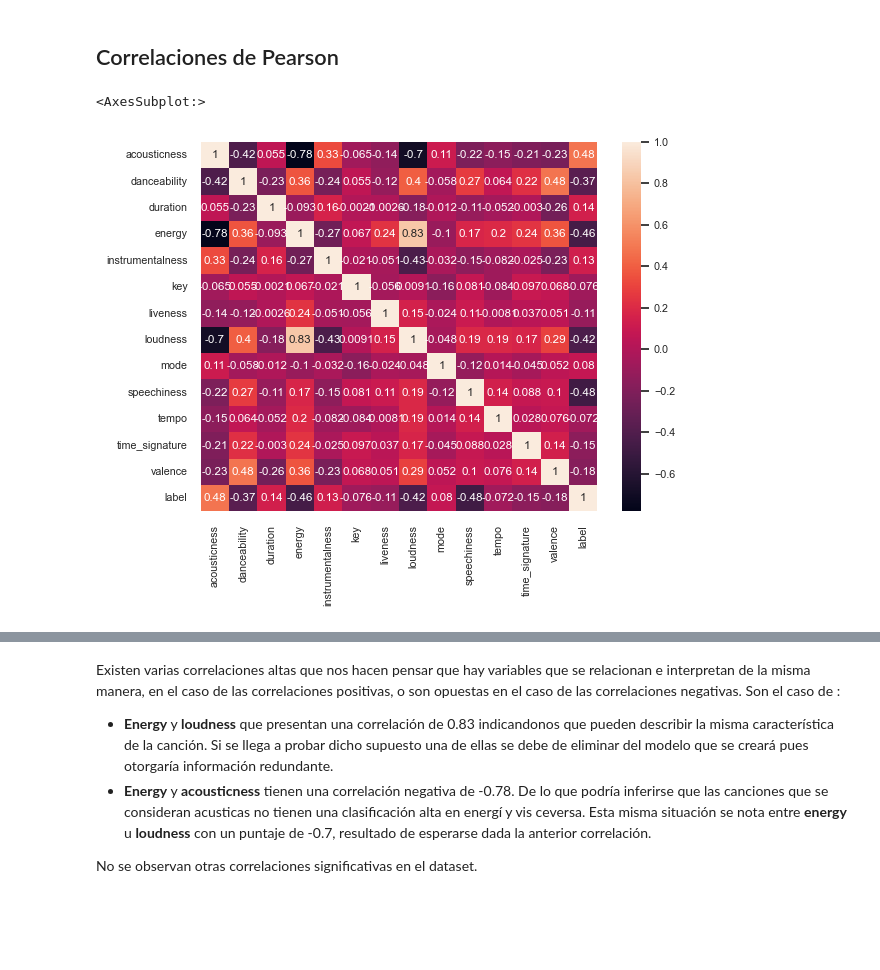
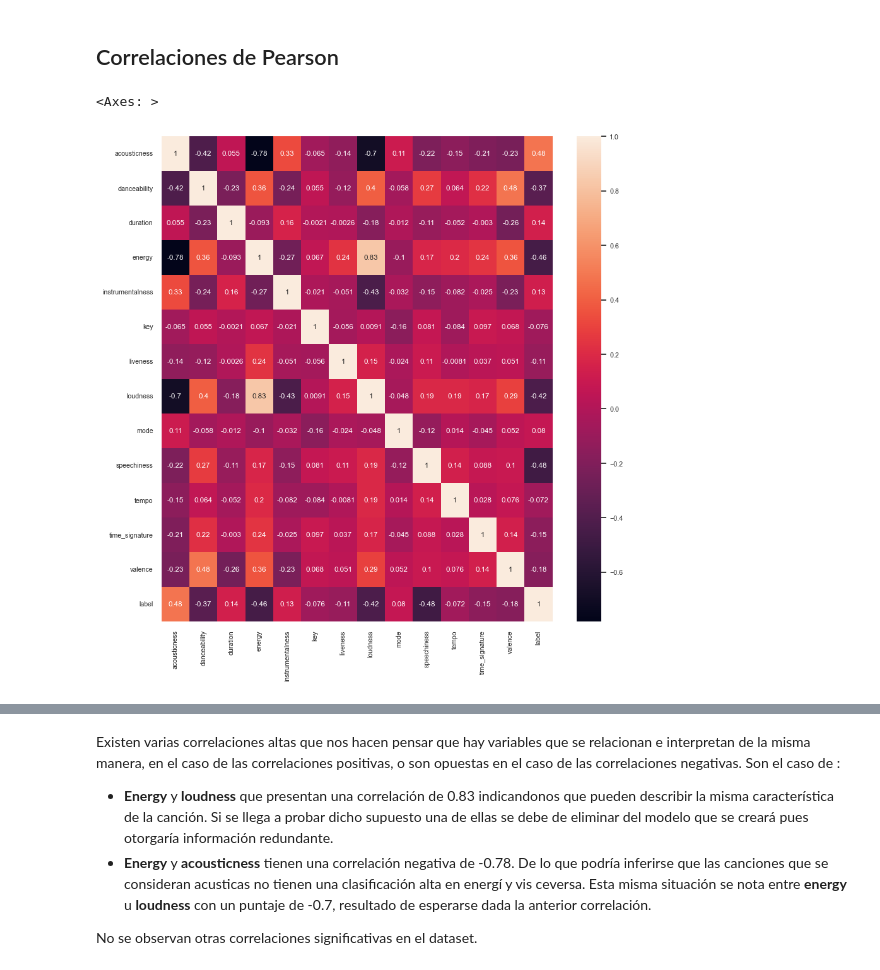
Before and after one commit to jorgeceferinovaldez/tp_final_analisis_datos, a Jupyter notebook: tp_grupal.ipynb, the cells around one changed output, grey strips where cells are left out. Saved outputs shown, nothing was run; the diff lists cells and outputs as text; code cells hidden in the pictures; blank space fills up the shorter version.

```diff
--- a/tp_grupal.ipynb
+++ b/tp_grupal.ipynb
@@ -270,8 +317,9 @@ La distribución de las variables según el label dado por el usuario revela alg
 ## Correlaciones de Pearson
 # %%
 # Graficamos la matriz de correlación de Pearson
+plt.figure(figsize=(10,10))
 sns.set(font_scale=0.7)
 sns.heatmap(df.corr(), annot=True)
 # %% [output]
-<AxesSubplot:>
+<Axes: >
-[figure, old version]
+[figure, new version]
```
Also changed, not shown: parts of 73 cells of this notebook, 2 other files.
